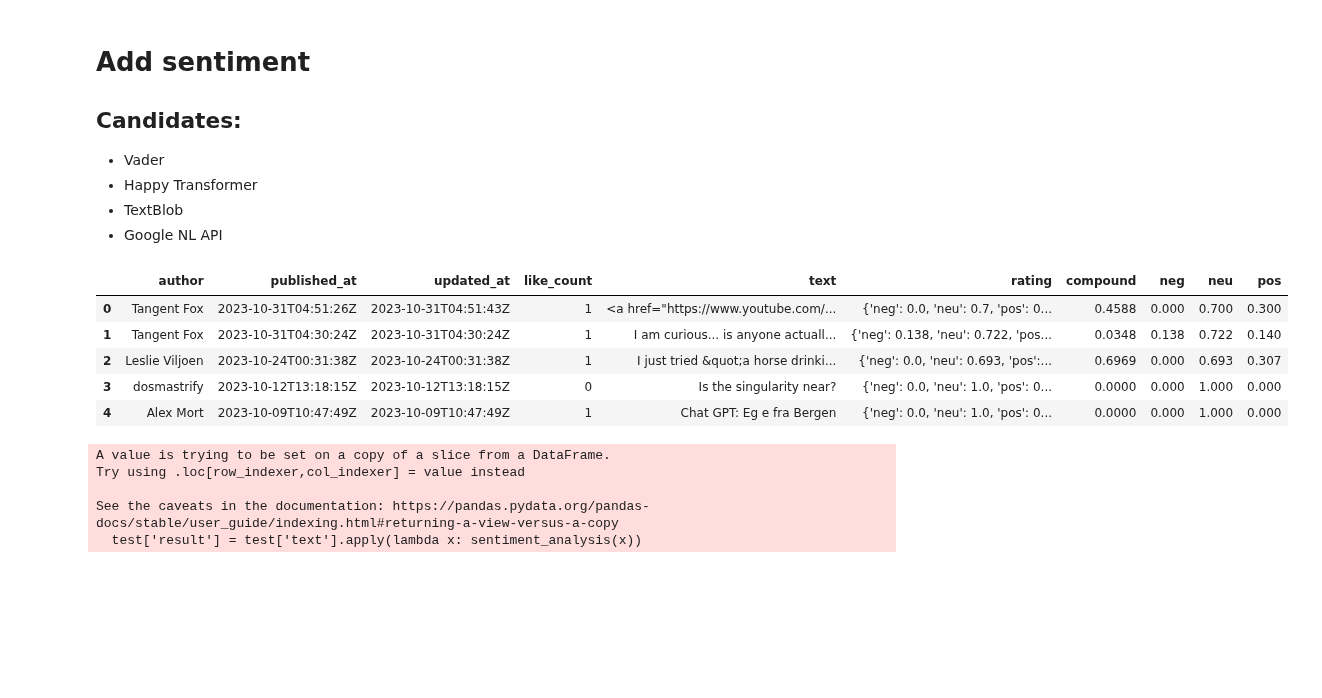
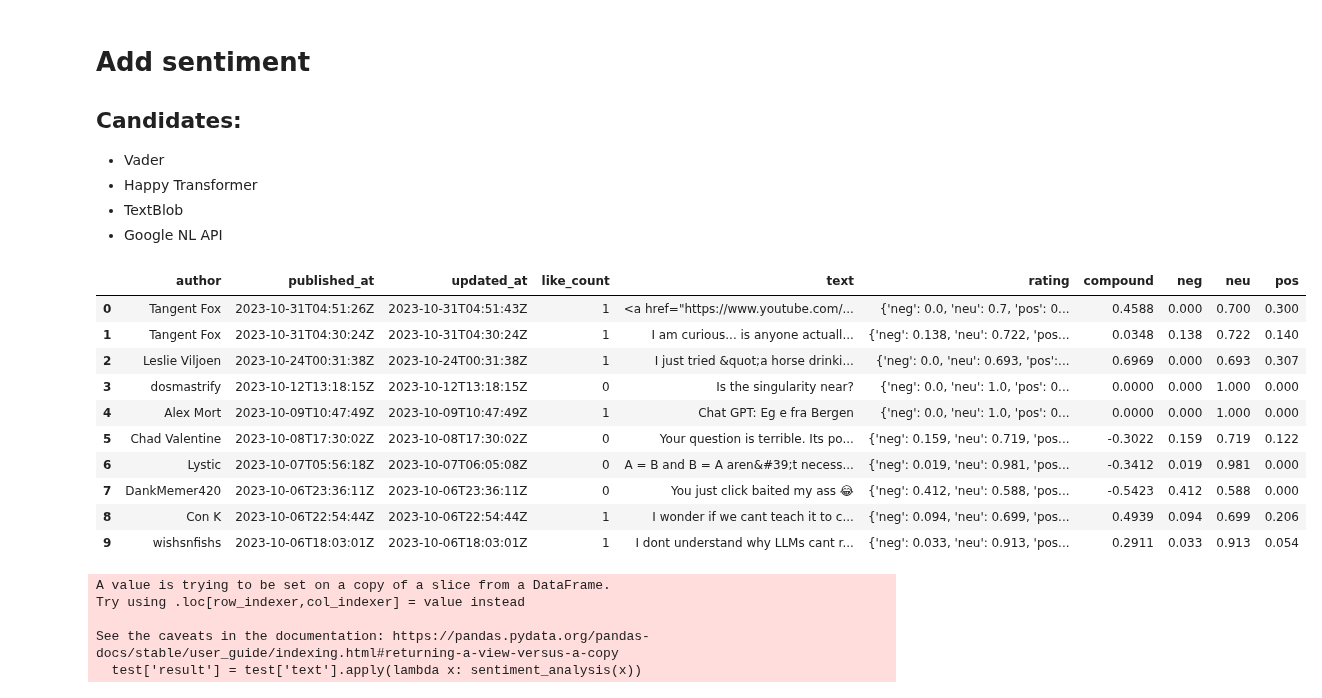
Before and after one commit to mindyng/2023-Business-Projects, a Jupyter notebook: sentiment-analysis-on-llm-chatbots.ipynb, the cells around one changed output. Saved outputs shown, nothing was run; the diff lists cells and outputs as text; code cells hidden in the pictures; blank space fills up the shorter version.

```diff
--- a/sentiment-analysis-on-llm-chatbots.ipynb
+++ b/sentiment-analysis-on-llm-chatbots.ipynb
@@ -139,14 +139,19 @@ df_vader['neg'] = [analyzer.polarity_scores(x)['neg'] for x in df_vader['text']]
 df_vader['neu'] = [analyzer.polarity_scores(x)['neu'] for x in df_vader['text']]
 df_vader['pos'] = [analyzer.polarity_scores(x)['pos'] for x in df_vader['text']]
 # %%
-df_vader.head()
+df_vader.head(10)
 # %% [output]
 |  | author | published_at | updated_at | like_count | text | rating | compound | neg | neu | pos |
 | 0 | Tangent Fox | 2023-10-31T04:51:26Z | 2023-10-31T04:51:43Z | 1 | <a href="https://www.youtube.com/... | {'neg': 0.0, 'neu': 0.7, 'pos': 0... | 0.4588 | 0.000 | 0.700 | 0.300 |
 | 1 | Tangent Fox | 2023-10-31T04:30:24Z | 2023-10-31T04:30:24Z | 1 | I am curious... is anyone actuall... | {'neg': 0.138, 'neu': 0.722, 'pos... | 0.0348 | 0.138 | 0.722 | 0.140 |
 | 2 | Leslie Viljoen | 2023-10-24T00:31:38Z | 2023-10-24T00:31:38Z | 1 | I just tried &quot;a horse drinki... | {'neg': 0.0, 'neu': 0.693, 'pos':... | 0.6969 | 0.000 | 0.693 | 0.307 |
 | 3 | dosmastrify | 2023-10-12T13:18:15Z | 2023-10-12T13:18:15Z | 0 | Is the singularity near? | {'neg': 0.0, 'neu': 1.0, 'pos': 0... | 0.0000 | 0.000 | 1.000 | 0.000 |
 | 4 | Alex Mort | 2023-10-09T10:47:49Z | 2023-10-09T10:47:49Z | 1 | Chat GPT: Eg e fra Bergen | {'neg': 0.0, 'neu': 1.0, 'pos': 0... | 0.0000 | 0.000 | 1.000 | 0.000 |
+| 5 | Chad Valentine | 2023-10-08T17:30:02Z | 2023-10-08T17:30:02Z | 0 | Your question is terrible. Its po... | {'neg': 0.159, 'neu': 0.719, 'pos... | -0.3022 | 0.159 | 0.719 | 0.122 |
+| 6 | Lystic | 2023-10-07T05:56:18Z | 2023-10-07T06:05:08Z | 0 | A = B and B = A aren&#39;t necess... | {'neg': 0.019, 'neu': 0.981, 'pos... | -0.3412 | 0.019 | 0.981 | 0.000 |
+| 7 | DankMemer420 | 2023-10-06T23:36:11Z | 2023-10-06T23:36:11Z | 0 | You just click baited my ass 😂 | {'neg': 0.412, 'neu': 0.588, 'pos... | -0.5423 | 0.412 | 0.588 | 0.000 |
+| 8 | Con K | 2023-10-06T22:54:44Z | 2023-10-06T22:54:44Z | 1 | I wonder if we cant teach it to c... | {'neg': 0.094, 'neu': 0.699, 'pos... | 0.4939 | 0.094 | 0.699 | 0.206 |
+| 9 | wishsnfishs | 2023-10-06T18:03:01Z | 2023-10-06T18:03:01Z | 1 | I dont understand why LLMs cant r... | {'neg': 0.033, 'neu': 0.913, 'pos... | 0.2911 | 0.033 | 0.913 | 0.054 |
 # %%
 # Happy Transformer
 df_ht = df.copy()
```
Also changed, not shown: parts of 14 cells of this notebook.
